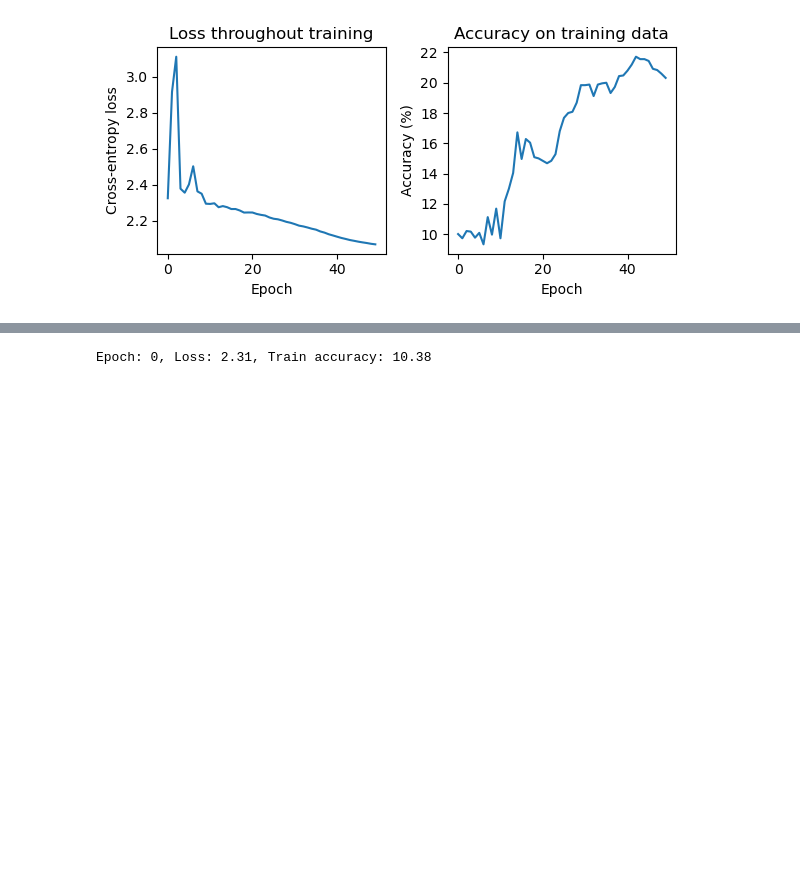
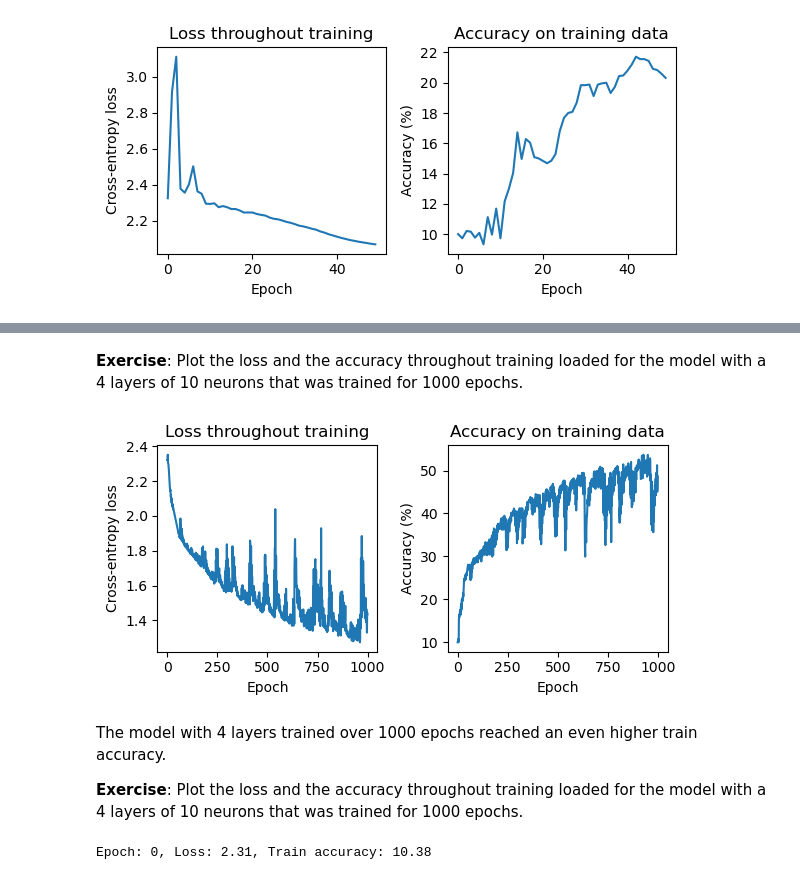
Before and after one commit to atleer/intro-to-deep-learning-dev, a Jupyter notebook: Day02/05_depth_vs_width_of_networks/index.ipynb, the cells around one changed output, grey strips where cells are left out. Drawn from its saved outputs; the diff is of its cells as text; code cells hidden in the pictures; blank space fills up the shorter version.

```diff
--- a/Day02/05_depth_vs_width_of_networks/index.ipynb
+++ b/Day02/05_depth_vs_width_of_networks/index.ipynb
@@ -379,0 +428,14 @@ utils.plot_performance_training(losses, accuracies)
+# %%
+nlayers = 4
+hidden_layer_size = 10
+nepochs=1000
+
+# Load model
+model = torch.load(f'model_{nlayers}layers_{hidden_layer_size}hidden_neurons_{nepochs}epochs.pth', weights_only=False)
+print("Model loaded successfully")
+
+df = pd.read_csv(f'train_performance_{nlayers}layers_{hidden_layer_size}hidden_{nepochs}epochs.csv')
+losses = df['losses']
+accuracies = df['accuracies']
+print('Loss and accuracy throughout training loaded successfully')
+model
@@ -380,3 +456,13 @@ utils.plot_performance_training(losses, accuracies)
+# %% [markdown]
+**Exercise**: Plot the loss and the accuracy throughout training loaded for the model with a 4 layers of 10 neurons that was trained for 1000 epochs.
+# %%
+utils.plot_performance_training(losses, accuracies)
+# %% [output]
+[figure, added]
+# %% [markdown]
+The model with 4 layers trained over 1000 epochs reached an even higher train accuracy.
+
+**Exercise**: Plot the loss and the accuracy throughout training loaded for the model with a 4 layers of 10 neurons that was trained for 1000 epochs.
 # %%
 n_features = 32 * 32 * 3  # CIFAR-10 images flattened
 
```
Also changed, not shown: parts of 7 cells of this notebook.
